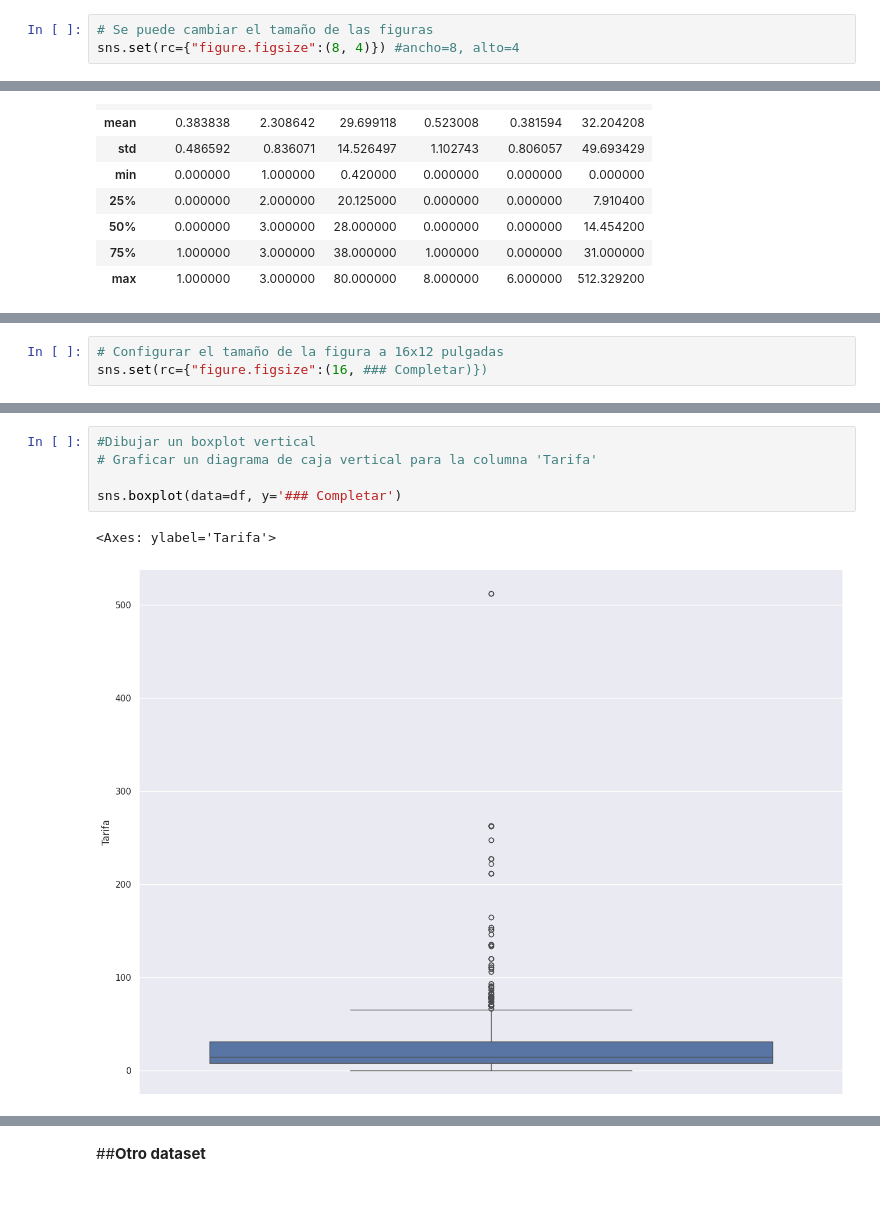
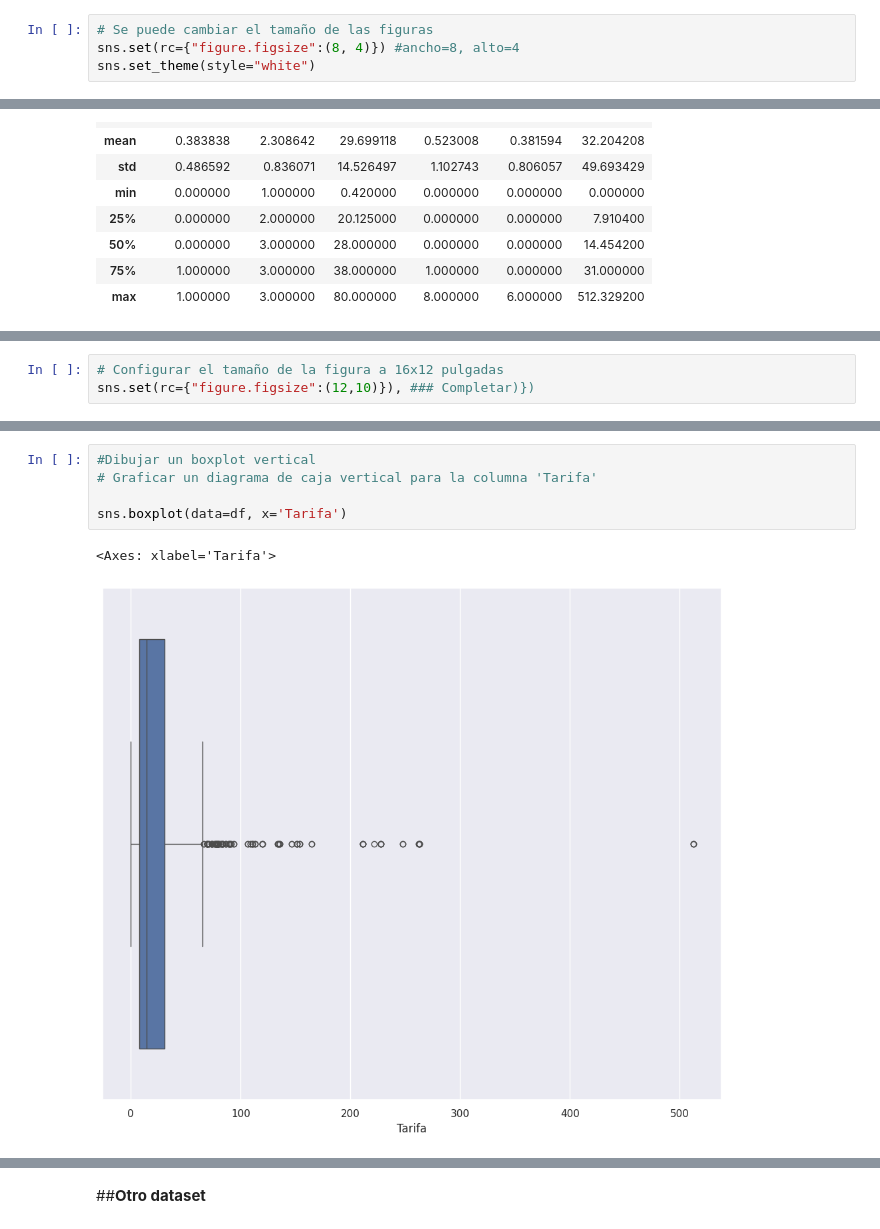
Before and after one commit to JorgePeje/test-python-utec, a Jupyter notebook: Programacion-Python-Utec/modulo3/SESION5/Sesión_5_Univariado_[Student_View].ipynb, the cells around one changed output, grey strips where cells are left out. Cells and saved outputs as stored; diff of their text form; blank space fills up the shorter version.

```diff
--- a/Programacion-Python-Utec/modulo3/SESION5/Sesión_5_Univariado_[Student_View].ipynb
+++ b/Programacion-Python-Utec/modulo3/SESION5/Sesión_5_Univariado_[Student_View].ipynb
@@ -257,6 +257,7 @@ dtype: object
 # %%
 # Se puede cambiar el tamaño de las figuras
 sns.set(rc={"figure.figsize":(8, 4)}) #ancho=8, alto=4
+sns.set_theme(style="white")
 # %% [markdown]
 `countplot()`
 Muestra los conteos de observaciones para el conjunto de datos de una variable categórica usando barras.
@@ -380,3 +383,3 @@ Name: Tarifa, dtype: float64
 # %%
 # Configurar el tamaño de la figura a 16x12 pulgadas
-sns.set(rc={"figure.figsize":(16, ### Completar)})
+sns.set(rc={"figure.figsize":(12,10)}), ### Completar)})
@@ -390,10 +395,10 @@ sns.boxplot(data=df, x='### Completar')
 # %%
 #Dibujar un boxplot vertical
 # Graficar un diagrama de caja vertical para la columna 'Tarifa'
 
-sns.boxplot(data=df, y='### Completar')
+sns.boxplot(data=df, x='Tarifa')
 # %% [output]
-<Axes: ylabel='Tarifa'>
+<Axes: xlabel='Tarifa'>
-[figure, old version]
+[figure, new version]
 # %%
 # Mostrar estadísticas descriptivas para la columna 'Edad' del dataframe df
```
Also changed, not shown: parts of 13 cells of this notebook.
